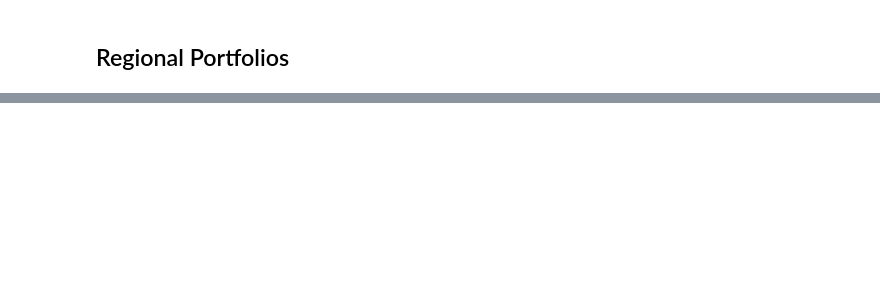
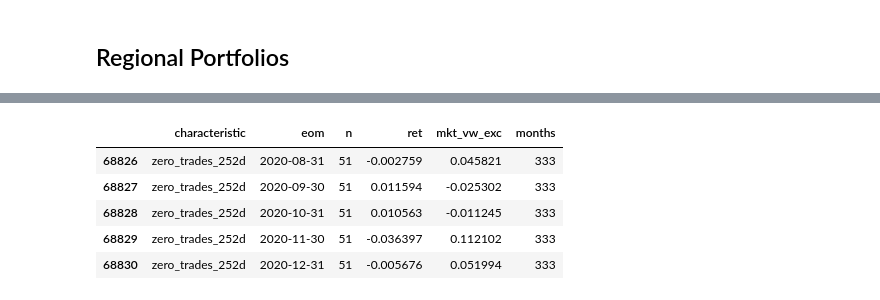
Before and after one commit to dudals3844/ReplicationCrisis, a Jupyter notebook: 00_prepare_data.ipynb, the cells around one changed output, grey strips where cells are left out. Drawn from its saved outputs; the diff is of its cells as text; code cells hidden in the pictures; blank space fills up the shorter version.

```diff
--- a/00_prepare_data.ipynb
+++ b/00_prepare_data.ipynb
@@ -257,10 +353,20 @@ if hml.duplicated(subset=['characteristic', 'excntry', 'eom']).any():
 # %%
-for key in list(region_info.keys()):
+iter_list = []
+for key in tqdm(list(region_info.keys())):
     countries = region_info[key]["country_codes"]
     weighting = settings["country_weighting"]
     countries_min = region_info[key]["countries_min"]
-    months_min = settings['months_min']
+    months_min = settings["months_min"]
     data = hml.copy()
-    break
+    iter_list.append(
+        {
+            "data": hml.copy(),
+            "market_returns": market_returns.copy(),
+            "countries": countries,
+            "weighting": weighting,
+            "countries_min": countries_min,
+            "months_min": months_min,
+        }
+    )
 # %% [output]
 [interactive output not drawn]
@@ -316,0 +373,2 @@ Collecting git+https://github.com/psf/black
+# %%
+parallel = Parallel(n_jobs=8, verbose=True)
@@ -316,0 +377,2 @@ Collecting git+https://github.com/psf/black
+# %%
+region_pf_list = parallel(delayed(regional_data)(**i) for i in iter_list)
@@ -316,0 +383,2 @@ Collecting git+https://github.com/psf/black
+# %%
+regional_pfs = pd.concat(region_pf_list)
@@ -316,0 +387,9 @@ Collecting git+https://github.com/psf/black
+# %%
+regional_pfs.tail()
+# %% [output]
+|  | characteristic | eom | n | ret | mkt_vw_exc | months |
+| 68826 | zero_trades_252d | 2020-08-31 | 51 | -0.002759 | 0.045821 | 333 |
+| 68827 | zero_trades_252d | 2020-09-30 | 51 | 0.011594 | -0.025302 | 333 |
+| 68828 | zero_trades_252d | 2020-10-31 | 51 | 0.010563 | -0.011245 | 333 |
+| 68829 | zero_trades_252d | 2020-11-30 | 51 | -0.036397 | 0.112102 | 333 |
+| 68830 | zero_trades_252d | 2020-12-31 | 51 | -0.005676 | 0.051994 | 333 |
```
Also changed, not shown: parts of 40 cells of this notebook, 1 other file.
